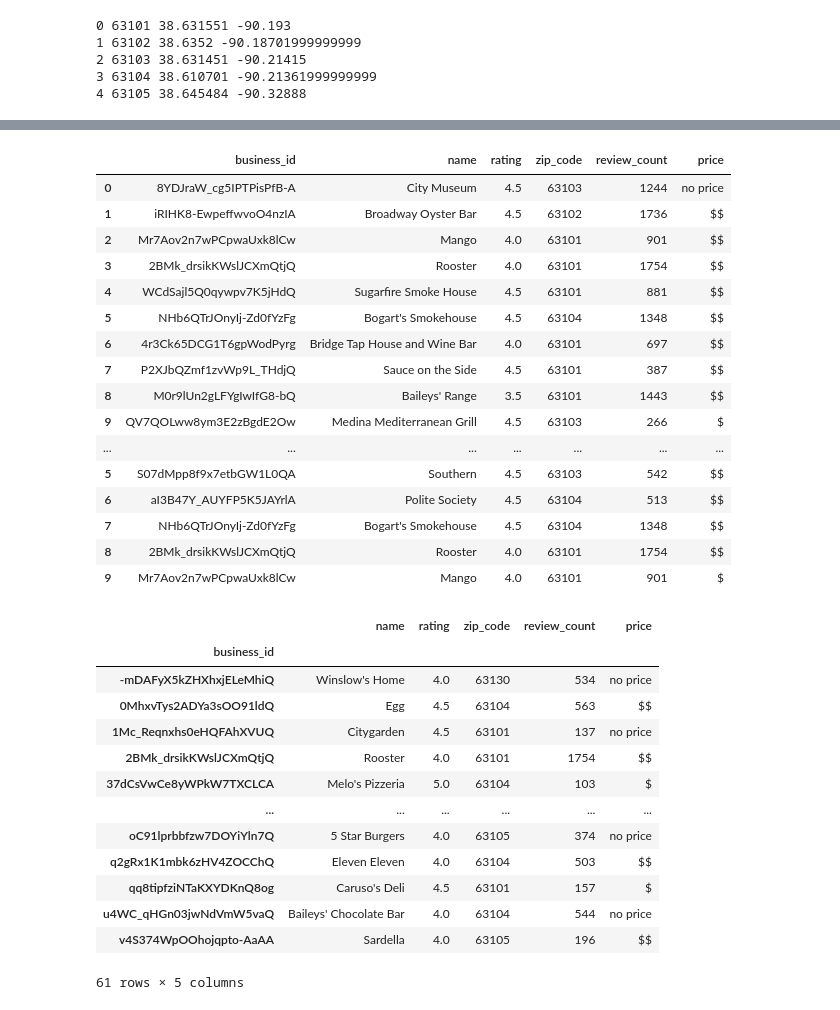
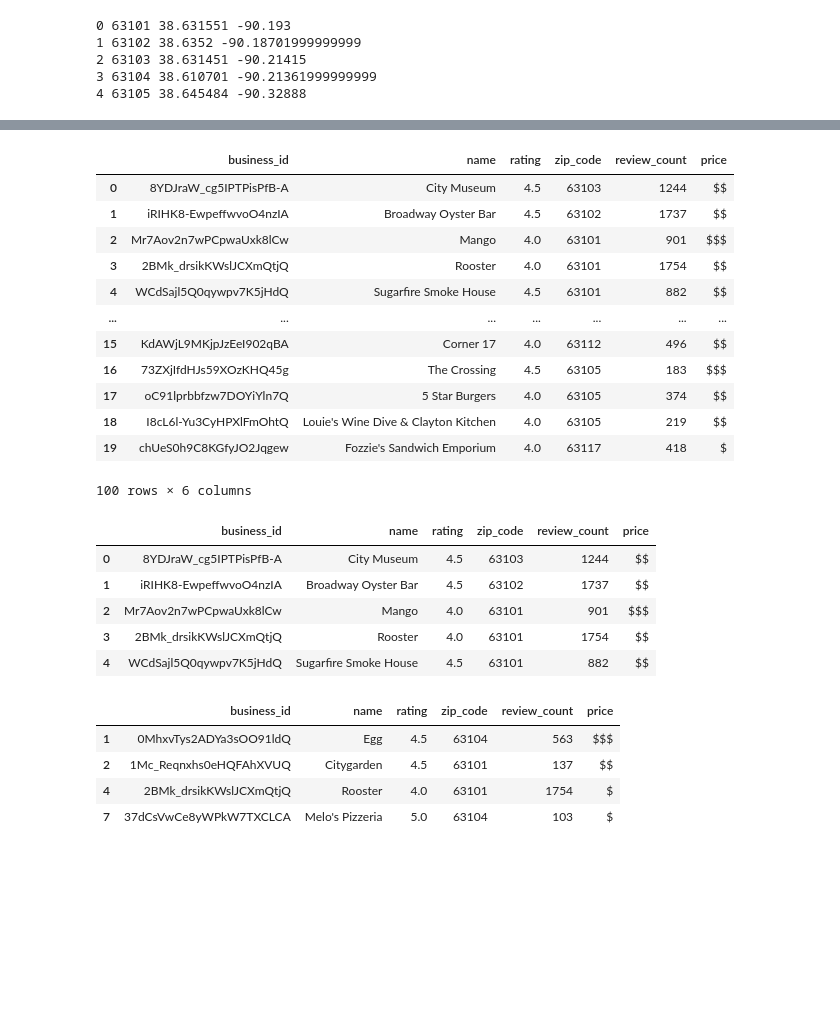
Before and after one commit to DutchDS/Project-1, a Jupyter notebook: Question_2_Second_Try.ipynb, the cells around one changed output, grey strips where cells are left out. Cells and saved outputs as stored; diff of their text form; code cells hidden in the pictures; blank space fills up the shorter version.

```diff
--- a/Question_2_Second_Try.ipynb
+++ b/Question_2_Second_Try.ipynb
@@ -186,51 +205,50 @@ for index, row in df_merge.iterrows():
+# %%
+df_bus_total
+# %% [output]
+|  | business_id | name | rating | zip_code | review_count | price |
+| 0 | 8YDJraW_cg5IPTPisPfB-A | City Museum | 4.5 | 63103 | 1244 | $$ |
+| 1 | iRIHK8-EwpeffwvoO4nzIA | Broadway Oyster Bar | 4.5 | 63102 | 1737 | $$ |
+| 2 | Mr7Aov2n7wPCpwaUxk8lCw | Mango | 4.0 | 63101 | 901 | $$$ |
+| 3 | 2BMk_drsikKWslJCXmQtjQ | Rooster | 4.0 | 63101 | 1754 | $$ |
+| 4 | WCdSajl5Q0qywpv7K5jHdQ | Sugarfire Smoke House | 4.5 | 63101 | 882 | $$ |
+| ... | ... | ... | ... | ... | ... | ... |
+| 15 | KdAWjL9MKjpJzEeI902qBA | Corner 17 | 4.0 | 63112 | 496 | $$ |
+| 16 | 73ZXjIfdHJs59XOzKHQ45g | The Crossing | 4.5 | 63105 | 183 | $$$ |
+| 17 | oC91lprbbfzw7DOYiYln7Q | 5 Star Burgers | 4.0 | 63105 | 374 | $$ |
+| 18 | I8cL6l-Yu3CyHPXlFmOhtQ | Louie's Wine Dive & Clayton Kitchen | 4.0 | 63105 | 219 | $$ |
+| 19 | chUeS0h9C8KGfyJO2Jqgew | Fozzie's Sandwich Emporium | 4.0 | 63117 | 418 | $ |
+100 rows × 6 columns
 # %%
 for b in dict_total['businesses']:
     try:
         my_price = b['price']
         prices.append(my_price)
     except:
         prices.append('no price')
 # df_businesses['price'] = prices
 # df_businesses
 
-df_businesses['price'] = prices
-df_bus_total.head(50)
+# df_bus_total['price'] = prices
+df_bus_total.head(5)
+# prices
 # %% [output]
 |  | business_id | name | rating | zip_code | review_count | price |
-| 0 | 8YDJraW_cg5IPTPisPfB-A | City Museum | 4.5 | 63103 | 1244 | no price |
-| 1 | iRIHK8-EwpeffwvoO4nzIA | Broadway Oyster Bar | 4.5 | 63102 | 1736 | $$ |
-| 2 | Mr7Aov2n7wPCpwaUxk8lCw | Mango | 4.0 | 63101 | 901 | $$ |
+| 0 | 8YDJraW_cg5IPTPisPfB-A | City Museum | 4.5 | 63103 | 1244 | $$ |
+| 1 | iRIHK8-EwpeffwvoO4nzIA | Broadway Oyster Bar | 4.5 | 63102 | 1737 | $$ |
+| 2 | Mr7Aov2n7wPCpwaUxk8lCw | Mango | 4.0 | 63101 | 901 | $$$ |
 | 3 | 2BMk_drsikKWslJCXmQtjQ | Rooster | 4.0 | 63101 | 1754 | $$ |
-| 4 | WCdSajl5Q0qywpv7K5jHdQ | Sugarfire Smoke House | 4.5 | 63101 | 881 | $$ |
-| 5 | NHb6QTrJOnyIj-Zd0fYzFg | Bogart's Smokehouse | 4.5 | 63104 | 1348 | $$ |
-| 6 | 4r3Ck65DCG1T6gpWodPyrg | Bridge Tap House and Wine Bar | 4.0 | 63101 | 697 | $$ |
-| 7 | P2XJbQZmf1zvWp9L_THdjQ | Sauce on the Side | 4.5 | 63101 | 387 | $$ |
-| 8 | M0r9lUn2gLFYgIwIfG8-bQ | Baileys' Range | 3.5 | 63101 | 1443 | $$ |
-| 9 | QV7QOLww8ym3E2zBgdE2Ow | Medina Mediterranean Grill | 4.5 | 63103 | 266 | $ |
-| ... | ... | ... | ... | ... | ... | ... |
-| 5 | S07dMpp8f9x7etbGW1L0QA | Southern | 4.5 | 63103 | 542 | $$ |
-| 6 | aI3B47Y_AUYFP5K5JAYrlA | Polite Society | 4.5 | 63104 | 513 | $$ |
-| 7 | NHb6QTrJOnyIj-Zd0fYzFg | Bogart's Smokehouse | 4.5 | 63104 | 1348 | $$ |
-| 8 | 2BMk_drsikKWslJCXmQtjQ | Rooster | 4.0 | 63101 | 1754 | $$ |
-| 9 | Mr7Aov2n7wPCpwaUxk8lCw | Mango | 4.0 | 63101 | 901 | $ |
+| 4 | WCdSajl5Q0qywpv7K5jHdQ | Sugarfire Smoke House | 4.5 | 63101 | 882 | $$ |
 # %%
 df_bus_total = df_bus_total.sort_values('business_id')
 df_bus_total = df_bus_total.reset_index(drop=True)
 df_bus_unique = df_bus_total.drop_duplicates(['business_id'], keep='first')
-df_bus_unique = df_bus_unique.set_index('business_id')
-df_bus_unique
+# df_bus_unique = df_bus_unique.set_index('business_id')
+df_bus_unique.head(5)
+df_bus_unique_small = df_bus_unique[1:5]
+df_bus_unique_small
 # %% [output]
-|  | name | rating | zip_code | review_count | price |
-| business_id |  |  |  |  |  |
-| -mDAFyX5kZHXhxjELeMhiQ | Winslow's Home | 4.0 | 63130 | 534 | no price |
-| 0MhxvTys2ADYa3sOO91ldQ | Egg | 4.5 | 63104 | 563 | $$ |
-| 1Mc_Reqnxhs0eHQFAhXVUQ | Citygarden | 4.5 | 63101 | 137 | no price |
-| 2BMk_drsikKWslJCXmQtjQ | Rooster | 4.0 | 63101 | 1754 | $$ |
-| 37dCsVwCe8yWPkW7TXCLCA | Melo's Pizzeria | 5.0 | 63104 | 103 | $ |
-| ... | ... | ... | ... | ... | ... |
-| oC91lprbbfzw7DOYiYln7Q | 5 Star Burgers | 4.0 | 63105 | 374 | no price |
-| q2gRx1K1mbk6zHV4ZOCChQ | Eleven Eleven | 4.0 | 63104 | 503 | $$ |
-| qq8tipfziNTaKXYDKnQ8og | Caruso's Deli | 4.5 | 63101 | 157 | $ |
-| u4WC_qHGn03jwNdVmW5vaQ | Baileys' Chocolate Bar | 4.0 | 63104 | 544 | no price |
-| v4S374WpOOhojqpto-AaAA | Sardella | 4.0 | 63105 | 196 | $$ |
+|  | business_id | name | rating | zip_code | review_count | price |
+| 1 | 0MhxvTys2ADYa3sOO91ldQ | Egg | 4.5 | 63104 | 563 | $$$ |
+| 2 | 1Mc_Reqnxhs0eHQFAhXVUQ | Citygarden | 4.5 | 63101 | 137 | $$ |
+| 4 | 2BMk_drsikKWslJCXmQtjQ | Rooster | 4.0 | 63101 | 1754 | $ |
+| 7 | 37dCsVwCe8yWPkW7TXCLCA | Melo's Pizzeria | 5.0 | 63104 | 103 | $ |
-61 rows × 5 columns
```
Also changed, not shown: parts of 3 cells of this notebook, 1 other file.
